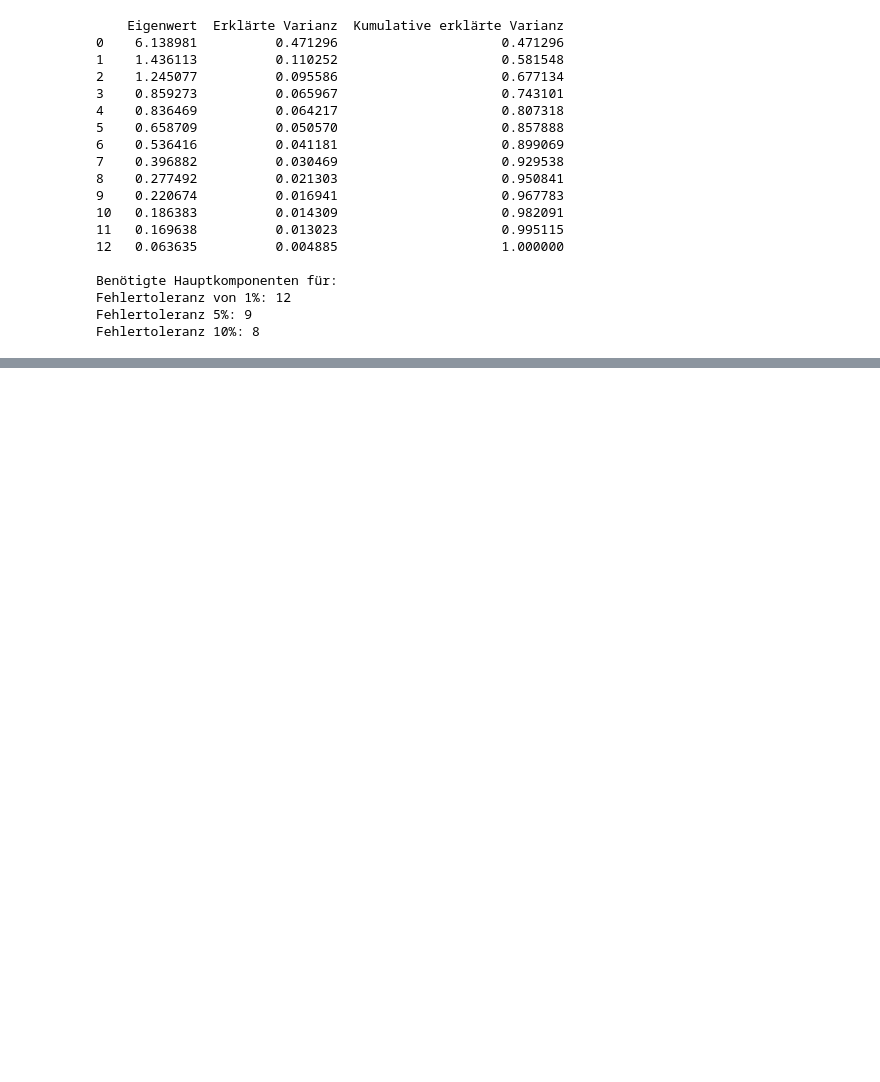
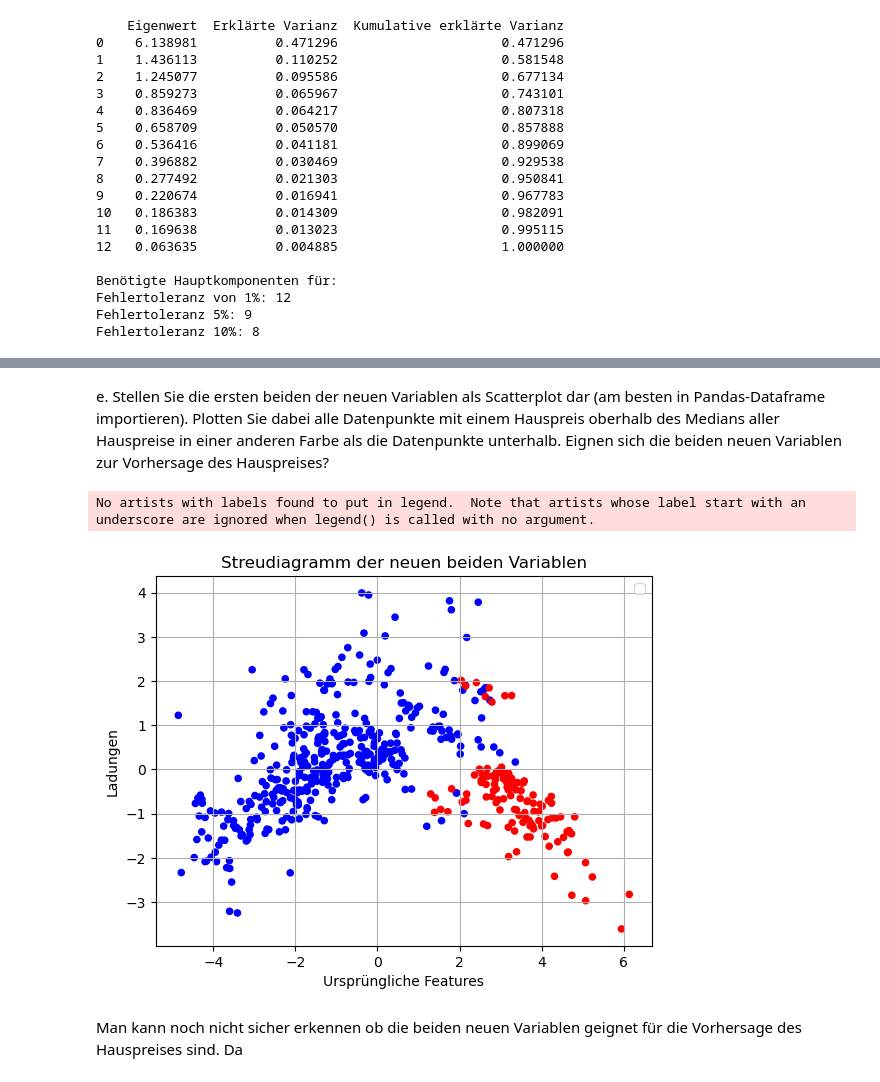
Before and after one commit to SergioChan96/MaschineLearning, a Jupyter notebook: Aufgaben/A1/A1-3/Hauptkomponenten_Analyse_A1-3.ipynb, the cells around one changed output, grey strips where cells are left out. Cells and saved outputs as stored; diff of their text form; code cells hidden in the pictures; blank space fills up the shorter version.

```diff
--- a/Aufgaben/A1/A1-3/Hauptkomponenten_Analyse_A1-3.ipynb
+++ b/Aufgaben/A1/A1-3/Hauptkomponenten_Analyse_A1-3.ipynb
@@ -149,0 +182,35 @@ dtype: float64
+# %% [markdown]
+e. Stellen Sie die ersten beiden der neuen Variablen als Scatterplot dar (am besten in Pandas-Dataframe importieren). Plotten Sie dabei alle Datenpunkte mit einem Hauspreis oberhalb des Medians aller Hauspreise in einer anderen Farbe als die Datenpunkte unterhalb. Eignen sich die beiden neuen Variablen zur Vorhersage des Hauspreises?
+# %%
+url = 'https://archive.ics.uci.edu/ml/machine-learning-databases/housing/housing.data'
+cols = ['TGT']
+boston_tgt = pd.read_csv(url, sep=' ', skipinitialspace=True, header=None, names=cols,
+                     index_col=False)
+
+boston_df_tgt = pd.DataFrame(boston_tgt)
+
+
+
+
+UD['greater_median_tgt'] = boston_df_tgt['TGT'].transform(lambda tgt: 'red' if tgt >= boston_df_tgt['TGT'].mean() else 'blue')
+
+
+UD.plot.scatter(x=0 , y=1 , c='greater_median_tgt')
+
+plt.legend()
+
+red_patch = plt.Line2D([0], [0], marker='o', color='w', label='>= Durchschnitt', markerfacecolor='red', markersize=10)
+blue_patch = plt.Line2D([0], [0], marker='o', color='w', label='< Durchschnitt', markerfacecolor='blue', markersize=10)
+plt.legend(handles=[red_patch, blue_patch])
+
+
+plt.title('Streudiagramm der neuen beiden Variablen')
+plt.xlabel('Ursprüngliche Features')
+plt.ylabel('Ladungen')
+plt.grid(True)
+plt.show()
+# %% [output]
+No artists with labels found to put in legend.  Note that artists whose label start with an underscore are ignored when legend() is called with no argument.
+[figure, added]
+# %% [markdown]
+Man kann noch nicht sicher erkennen ob die beiden neuen Variablen geignet für die Vorhersage des Hauspreises sind. Da
```
Also changed, not shown: parts of 7 cells of this notebook, 1 other file.
